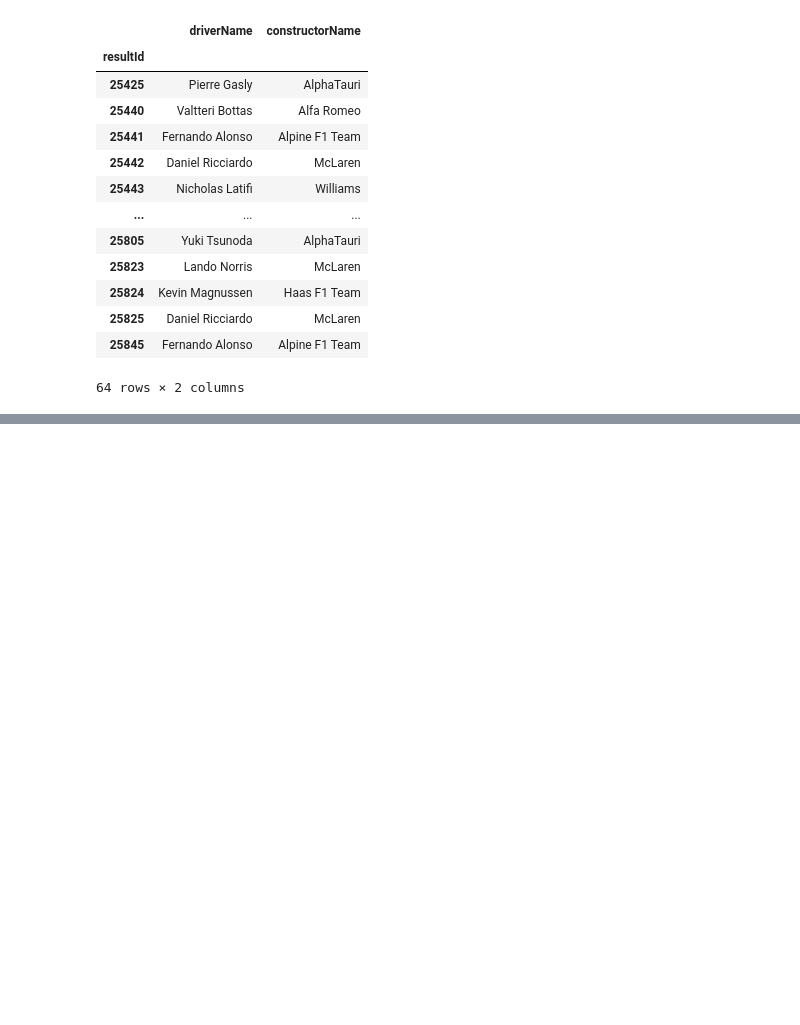
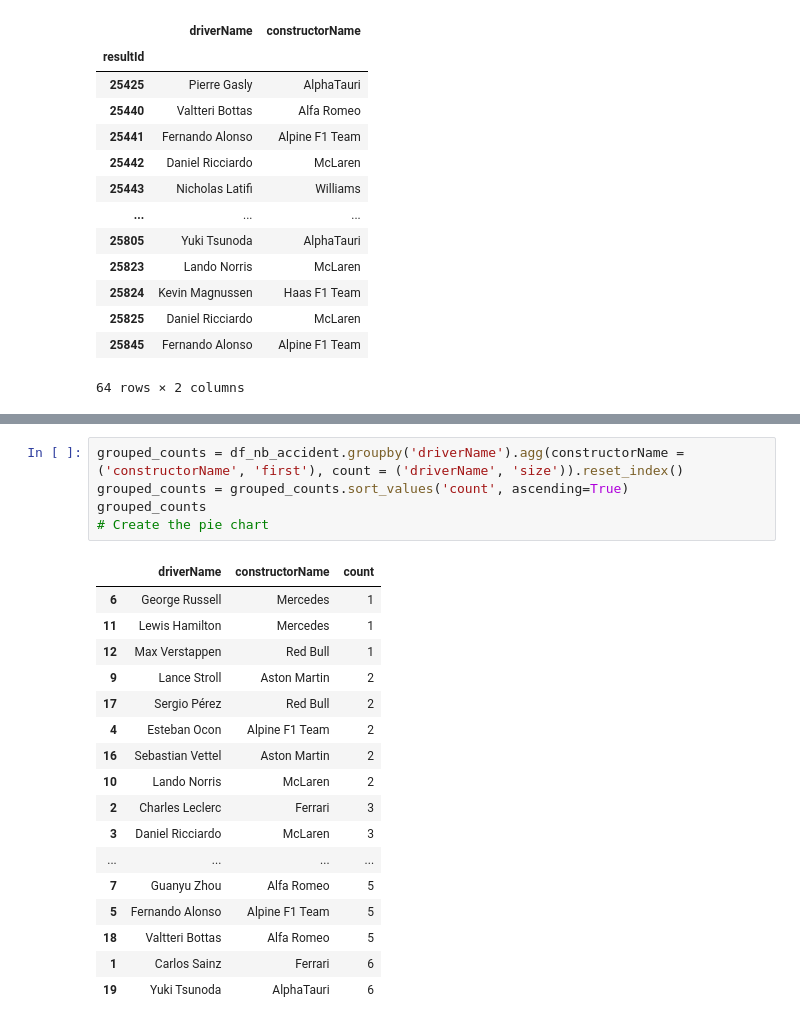
Before and after one commit to Kuramathi/F1-Reporting, a Jupyter notebook: src/main.ipynb, the cells around one changed output, grey strips where cells are left out. Drawn from its saved outputs; the diff is of its cells as text; blank space fills up the shorter version.

```diff
--- a/src/main.ipynb
+++ b/src/main.ipynb
@@ -183,0 +204,23 @@ fig.show()
+# %%
+grouped_counts = df_nb_accident.groupby('driverName').agg(constructorName = ('constructorName', 'first'), count = ('driverName', 'size')).reset_index()
+grouped_counts = grouped_counts.sort_values('count', ascending=True)
+grouped_counts
+# Create the pie chart
+# %% [output]
+|  | driverName | constructorName | count |
+| 6 | George Russell | Mercedes | 1 |
+| 11 | Lewis Hamilton | Mercedes | 1 |
+| 12 | Max Verstappen | Red Bull | 1 |
+| 9 | Lance Stroll | Aston Martin | 2 |
+| 17 | Sergio Pérez | Red Bull | 2 |
+| 4 | Esteban Ocon | Alpine F1 Team | 2 |
+| 16 | Sebastian Vettel | Aston Martin | 2 |
+| 10 | Lando Norris | McLaren | 2 |
+| 2 | Charles Leclerc | Ferrari | 3 |
+| 3 | Daniel Ricciardo | McLaren | 3 |
+| ... | ... | ... | ... |
+| 7 | Guanyu Zhou | Alfa Romeo | 5 |
+| 5 | Fernando Alonso | Alpine F1 Team | 5 |
+| 18 | Valtteri Bottas | Alfa Romeo | 5 |
+| 1 | Carlos Sainz | Ferrari | 6 |
+| 19 | Yuki Tsunoda | AlphaTauri | 6 |
```
Also changed, not shown: parts of 10 cells of this notebook.
